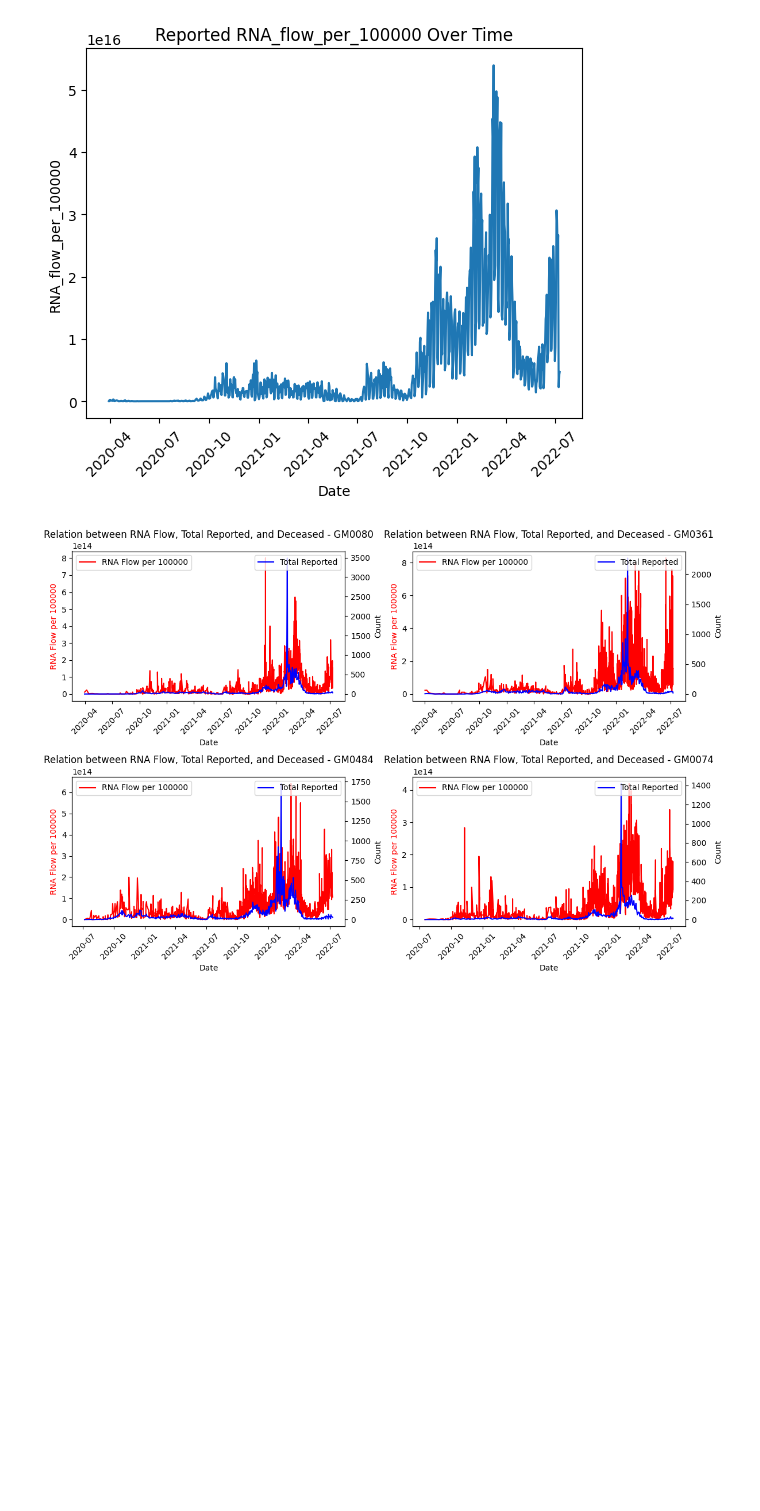
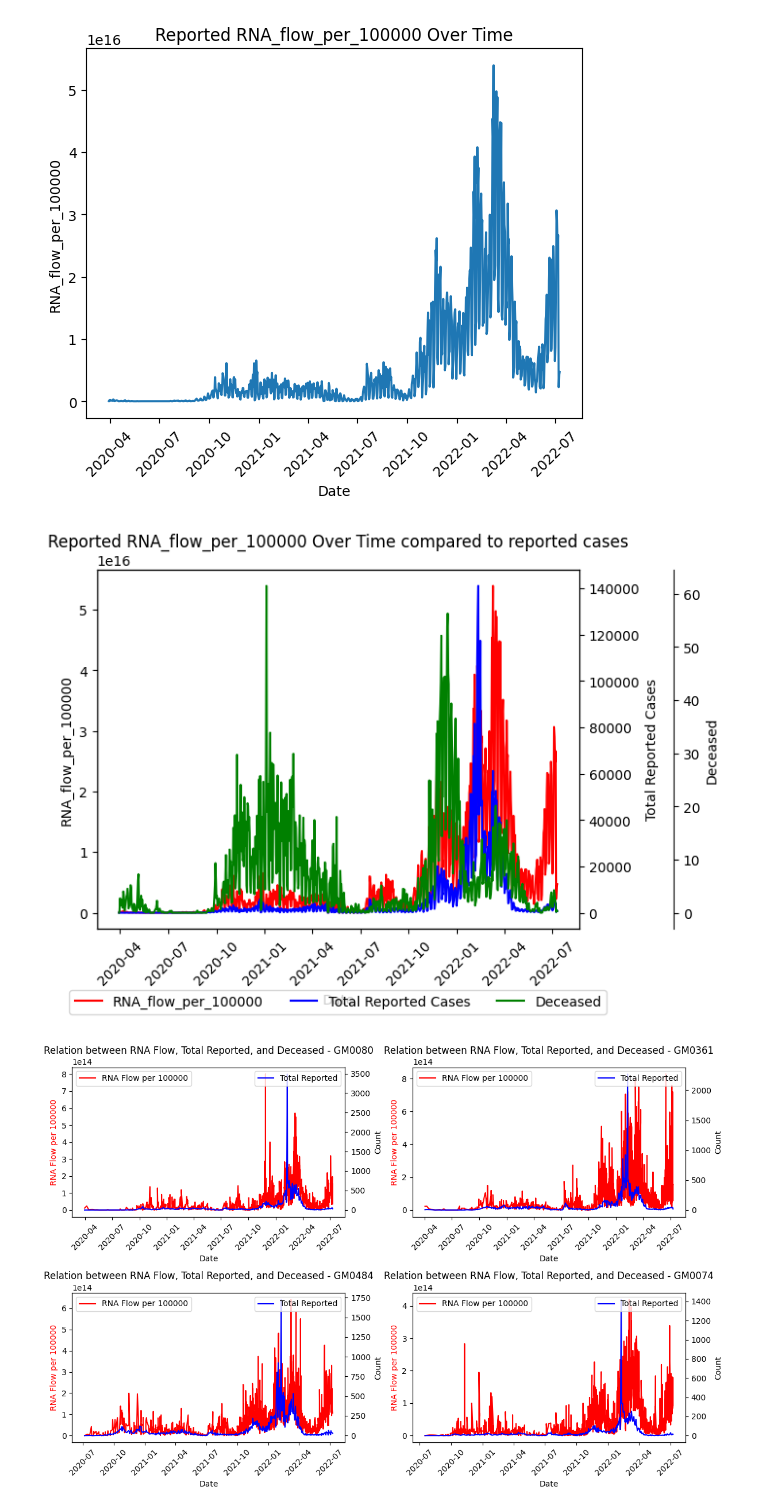
Before and after one commit to PRiesebos/PROG1Final, a Jupyter notebook: code/FinalAssignmentProg1_PeterRiesebos_360567.ipynb, the cells around one changed output. Drawn from its saved outputs; the diff is of its cells as text; code cells hidden in the pictures; blank space fills up the shorter version.

Commit message:
More graphs, comments, code and markdown

```diff
--- a/code/FinalAssignmentProg1_PeterRiesebos_360567.ipynb
+++ b/code/FinalAssignmentProg1_PeterRiesebos_360567.ipynb
@@ -530,6 +664,49 @@ plt.xticks(rotation=45)
 plt.show()
 # %% [output]
 [figure]
+# %%
+# Aggregate the data by date and calculate the sum of total reported cases
+df_agg = rolling_mean.groupby('Date_measurement')['Total_reported'].sum().reset_index()
+df_agg2 = rolling_mean.groupby('Date_measurement')['Deceased'].sum().reset_index()
+df_agg3 = rolling_mean.groupby('Date_measurement')['RNA_flow_per_100000'].sum().reset_index()
+
+
+
+# Create the first y-axis plot
+ax1 = sns.lineplot(data=df_agg3, x='Date_measurement', y='RNA_flow_per_100000', color='red')
+ax1.set_ylabel('RNA_flow_per_100000')
+
+ax2 = ax1.twinx()
+# Create the second y-axis plot
+sns.lineplot(data=df_agg, x='Date_measurement', ax=ax2, y='Total_reported', color='blue')
+ax2.set_ylabel('Total Reported Cases')
+
+# Create the third y-axis plot
+ax2 = ax1.twinx()
+ax2.spines['right'].set_position(('outward', 70))  # Adjust the position of the third y-axis
+sns.lineplot(data=df_agg2, x='Date_measurement', y='Deceased', ax=ax2, color='green')
+ax2.set_ylabel('Deceased')
+
+# Set labels and title
+ax1.set_xlabel('Date')
+ax1.set_title('Reported RNA_flow_per_100000 Over Time compared to reported cases')
+
+# Rotate x-axis labels for all subplots
+for ax in [ax1, ax2]:
+    ax.tick_params(axis='x', rotation=45)
+
+# Create color labels as legend
+red_patch = plt.Line2D([], [], color='red', label='RNA_flow_per_100000')
+blue_patch = plt.Line2D([], [], color='blue', label='Total Reported Cases')
+green_patch = plt.Line2D([], [], color='green', label='Deceased')
+
+# Add legend below the graph
+plt.legend(handles=[red_patch, blue_patch, green_patch], loc='upper center', bbox_to_anchor=(0.5, -0.15), ncol=3)
+
+# Display the plot
+plt.show()
+# %% [output]
+[figure, added]
 # %%
 # Get the unique municipalities and select the first four
 municipalities = df_filtered['Municipality_code'].unique()[:4]
```
Also changed, not shown: parts of 67 cells of this notebook, 1 other file.
